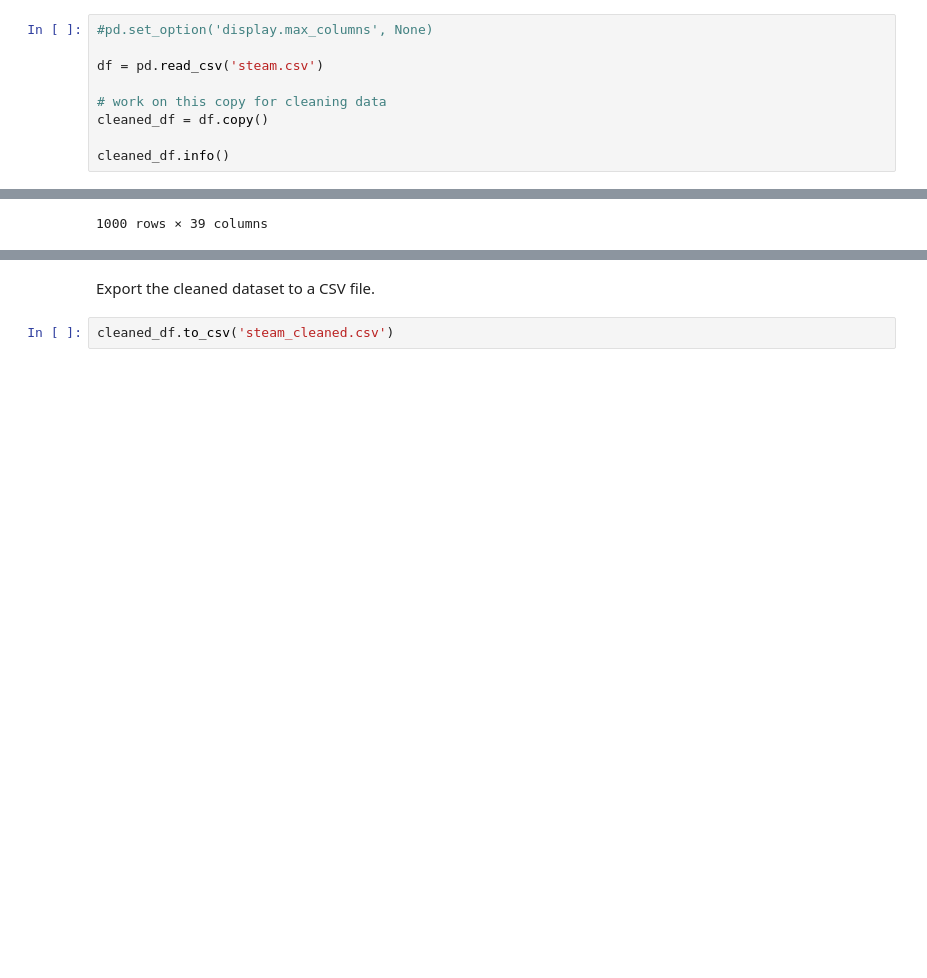
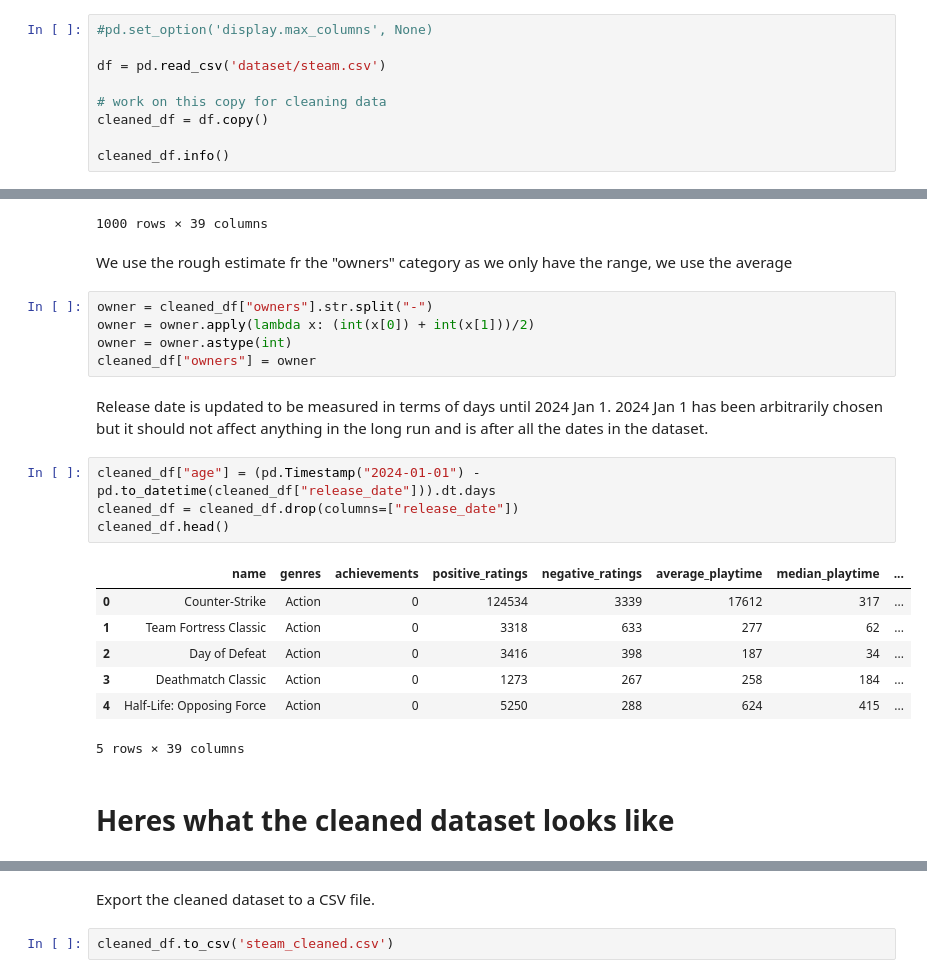
Before and after one commit to Lolfreak/Steam-Games-Analysis, a Jupyter notebook: data-cleaning.ipynb, the cells around one changed output, grey strips where cells are left out. Drawn from its saved outputs; the diff is of its cells as text; blank space fills up the shorter version.

```diff
--- a/data-cleaning.ipynb
+++ b/data-cleaning.ipynb
@@ -13,7 +13,7 @@ Create a copy of the data file to work on.
 # %%
 #pd.set_option('display.max_columns', None)
 
-df = pd.read_csv('steam.csv')
+df = pd.read_csv('dataset/steam.csv')
 
 # work on this copy for cleaning data
 cleaned_df = df.copy()
@@ -130,3 +130,27 @@ cleaned_df.head(n=1000)
 | 998 | The Bureau: XCOM Declassified | 2013-08-22 | Action | 41 | 6661 | 2923 | 201 | ... |
 | 999 | Sid Meier's Civilization®: Beyond... | 2014-10-23 | Strategy | 90 | 9555 | 8224 | 932 | ... |
 1000 rows × 39 columns
+# %% [markdown]
+We use the rough estimate fr the "owners" category as we only have the range, we use the average
+# %%
+owner = cleaned_df["owners"].str.split("-")
+owner = owner.apply(lambda x: (int(x[0]) + int(x[1]))/2)
+owner = owner.astype(int)
+cleaned_df["owners"] = owner
+# %% [markdown]
+Release date is updated to be measured in terms of days until 2024 Jan 1.
+2024 Jan 1 has been arbitrarily chosen but it should not affect anything in the long run and is after all the dates in the dataset.
+# %%
+cleaned_df["age"] = (pd.Timestamp("2024-01-01") - pd.to_datetime(cleaned_df["release_date"])).dt.days
+cleaned_df = cleaned_df.drop(columns=["release_date"])
+cleaned_df.head()
+# %% [output]
+|  | name | genres | achievements | positive_ratings | negative_ratings | average_playtime | median_playtime | ... |
+| 0 | Counter-Strike | Action | 0 | 124534 | 3339 | 17612 | 317 | ... |
+| 1 | Team Fortress Classic | Action | 0 | 3318 | 633 | 277 | 62 | ... |
+| 2 | Day of Defeat | Action | 0 | 3416 | 398 | 187 | 34 | ... |
+| 3 | Deathmatch Classic | Action | 0 | 1273 | 267 | 258 | 184 | ... |
+| 4 | Half-Life: Opposing Force | Action | 0 | 5250 | 288 | 624 | 415 | ... |
+5 rows × 39 columns
+# %% [markdown]
+# Heres what the cleaned dataset looks like
```
Also changed, not shown: parts of 2 cells of this notebook.
